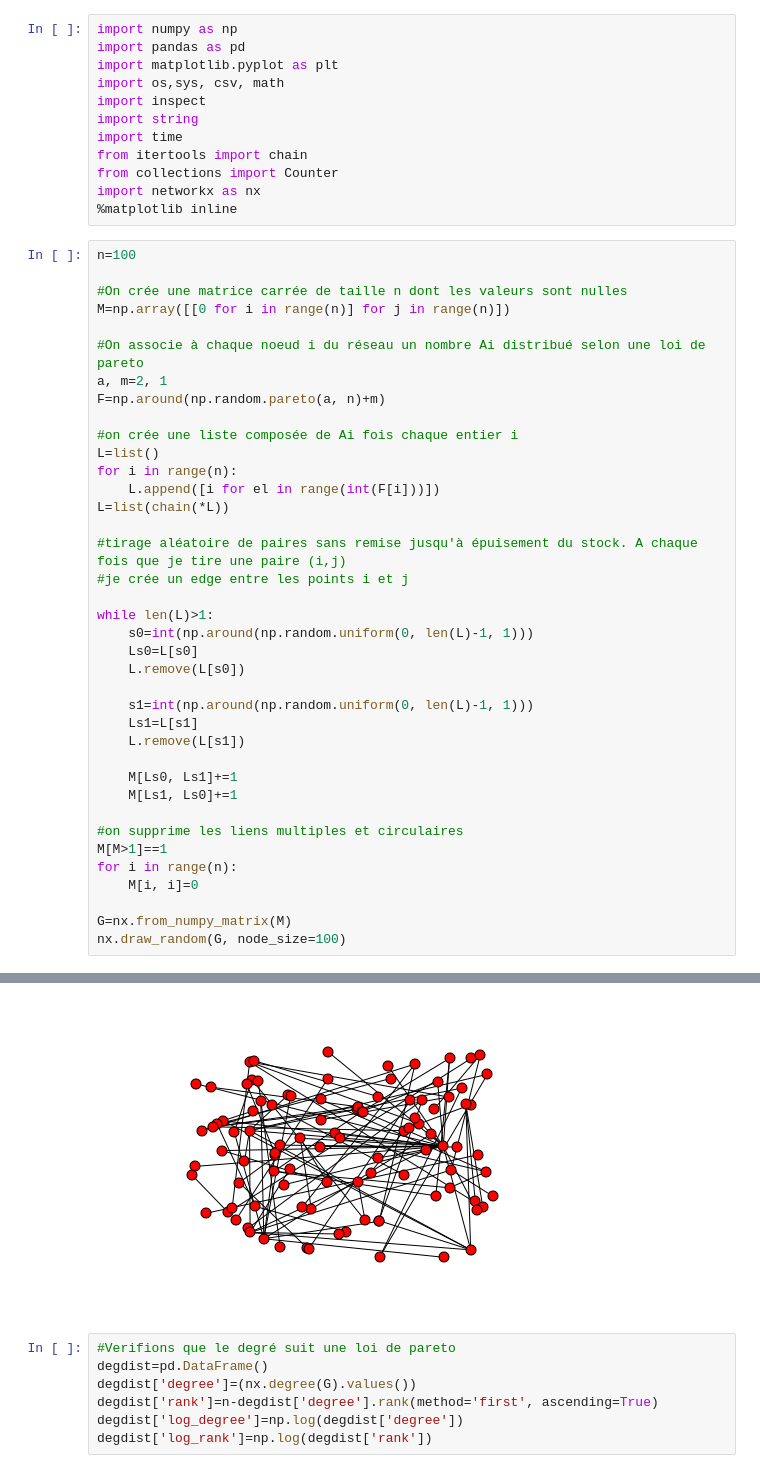
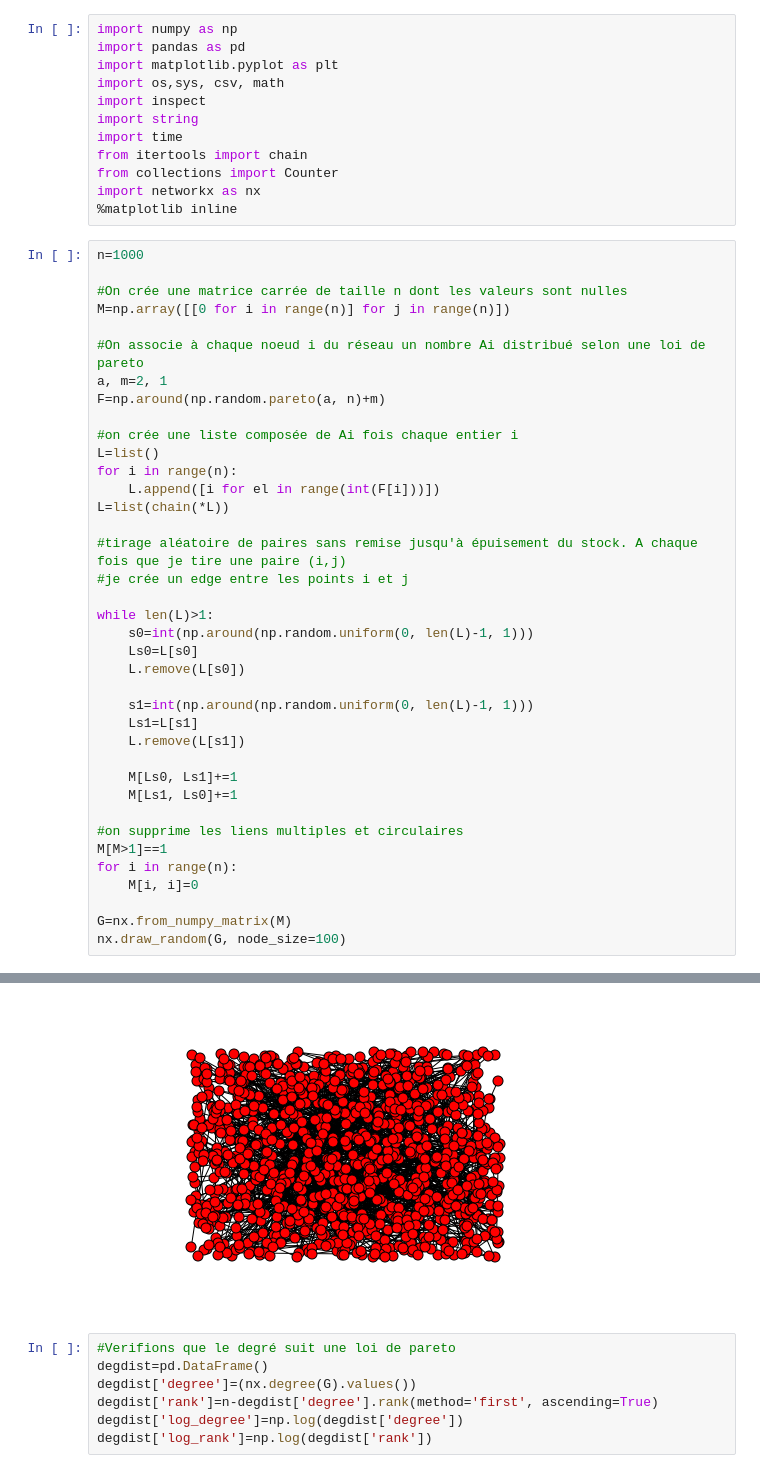
Before and after one commit to PeterJackNaylor/StatEpidio, a Jupyter notebook: Epidemiologie_Peter.ipynb, the cells around one changed output, grey strips where cells are left out. Cells and saved outputs as stored; diff of their text form.

```diff
--- a/Epidemiologie_Peter.ipynb
+++ b/Epidemiologie_Peter.ipynb
@@ -11,7 +11,7 @@ from collections import Counter
 import networkx as nx
 %matplotlib inline
 # %%
-n=100
+n=1000
 
 #On crée une matrice carrée de taille n dont les valeurs sont nulles
 M=np.array([[0 for i in range(n)] for j in range(n)])
@@ -52,4 +69,4 @@ nx.draw_random(G, node_size=100)
-[figure, old version]
+[figure, new version]
 # %%
 #Verifions que le degré suit une loi de pareto
 degdist=pd.DataFrame()
```
Also changed, not shown: parts of 9 cells of this notebook.
